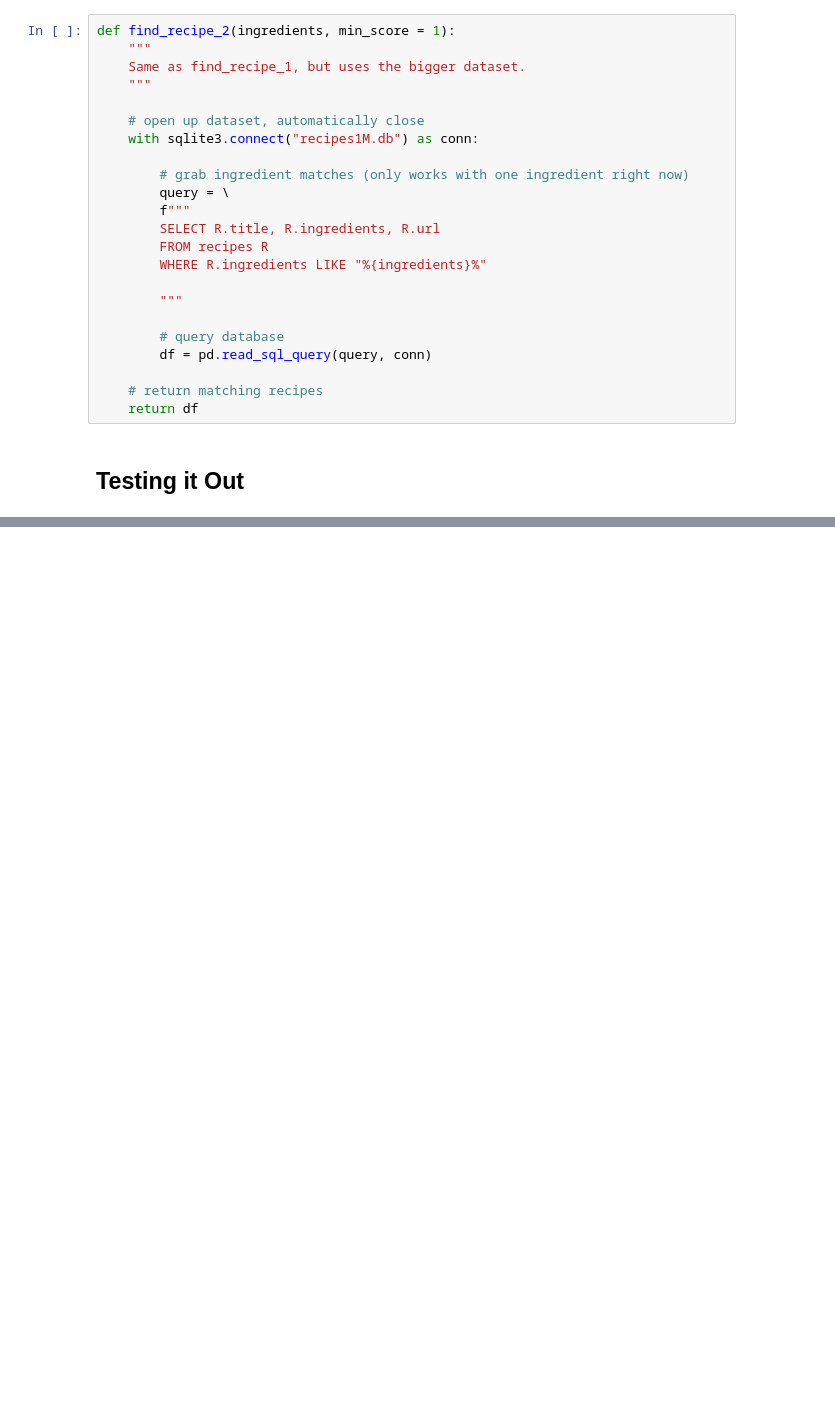
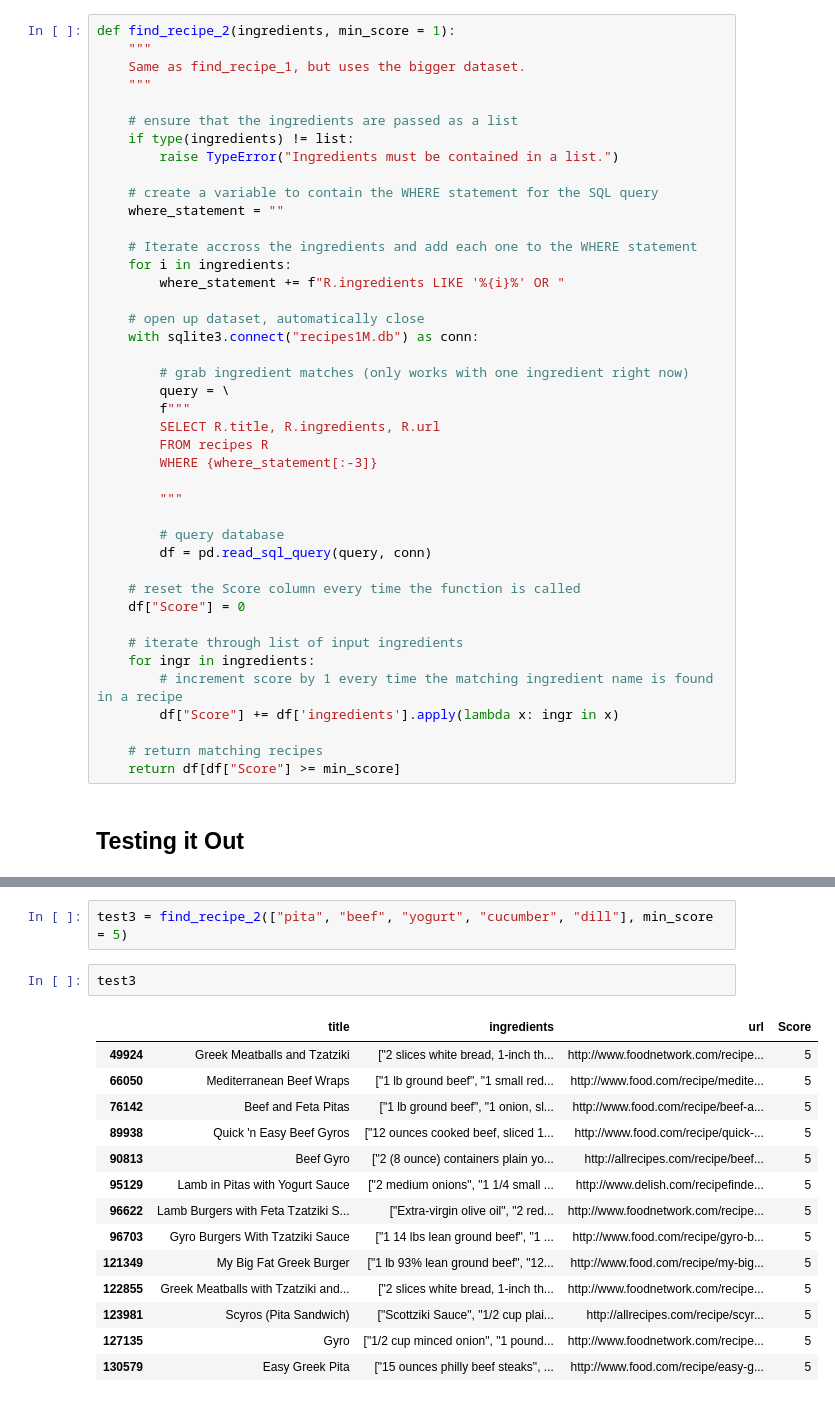
Before and after one commit to davidyu8/gouda-group-project, a Jupyter notebook: find_recipe.ipynb, the cells around one changed output, grey strips where cells are left out. Saved outputs shown, nothing was run; the diff lists cells and outputs as text; blank space fills up the shorter version.

Commit message:
changes to find_recipe_2

```diff
--- a/find_recipe.ipynb
+++ b/find_recipe.ipynb
@@ -94,6 +94,17 @@ def find_recipe_2(ingredients, min_score = 1):
     """
     Same as find_recipe_1, but uses the bigger dataset.
     """
+
+    # ensure that the ingredients are passed as a list
+    if type(ingredients) != list:
+        raise TypeError("Ingredients must be contained in a list.")
+
+    # create a variable to contain the WHERE statement for the SQL query
+    where_statement = ""
+
+    # Iterate accross the ingredients and add each one to the WHERE statement
+    for i in ingredients:
+        where_statement += f"R.ingredients LIKE '%{i}%' OR "
 
     # open up dataset, automatically close
     with sqlite3.connect("recipes1M.db") as conn:
@@ -103,15 +114,23 @@ def find_recipe_2(ingredients, min_score = 1):
         f"""
         SELECT R.title, R.ingredients, R.url
         FROM recipes R
-        WHERE R.ingredients LIKE "%{ingredients}%"
+        WHERE {where_statement[:-3]}
 
         """
 
         # query database
         df = pd.read_sql_query(query, conn)
 
+    # reset the Score column every time the function is called
+    df["Score"] = 0
+
+    # iterate through list of input ingredients
+    for ingr in ingredients:
+        # increment score by 1 every time the matching ingredient name is found in a recipe
+        df["Score"] += df['ingredients'].apply(lambda x: ingr in x)
+
     # return matching recipes
-    return df
+    return df[df["Score"] >= min_score]
 # %% [markdown]
 ## Testing it Out
 # %%
@@ -167,0 +211,19 @@ find_recipe_2("pork")
+# %%
+test3 = find_recipe_2(["pita", "beef", "yogurt", "cucumber", "dill"], min_score = 5)
+# %%
+test3
+# %% [output]
+|  | title | ingredients | url | Score |
+| 49924 | Greek Meatballs and Tzatziki | ["2 slices white bread, 1-inch th... | http://www.foodnetwork.com/recipe... | 5 |
+| 66050 | Mediterranean Beef Wraps | ["1 lb ground beef", "1 small red... | http://www.food.com/recipe/medite... | 5 |
+| 76142 | Beef and Feta Pitas | ["1 lb ground beef", "1 onion, sl... | http://www.food.com/recipe/beef-a... | 5 |
+| 89938 | Quick 'n Easy Beef Gyros | ["12 ounces cooked beef, sliced 1... | http://www.food.com/recipe/quick-... | 5 |
+| 90813 | Beef Gyro | ["2 (8 ounce) containers plain yo... | http://allrecipes.com/recipe/beef... | 5 |
+| 95129 | Lamb in Pitas with Yogurt Sauce | ["2 medium onions", "1 1/4 small ... | http://www.delish.com/recipefinde... | 5 |
+| 96622 | Lamb Burgers with Feta Tzatziki S... | ["Extra-virgin olive oil", "2 red... | http://www.foodnetwork.com/recipe... | 5 |
+| 96703 | Gyro Burgers With Tzatziki Sauce | ["1 14 lbs lean ground beef", "1 ... | http://www.food.com/recipe/gyro-b... | 5 |
+| 121349 | My Big Fat Greek Burger | ["1 lb 93% lean ground beef", "12... | http://www.food.com/recipe/my-big... | 5 |
+| 122855 | Greek Meatballs with Tzatziki and... | ["2 slices white bread, 1-inch th... | http://www.foodnetwork.com/recipe... | 5 |
+| 123981 | Scyros (Pita Sandwich) | ["Scottziki Sauce", "1/2 cup plai... | http://allrecipes.com/recipe/scyr... | 5 |
+| 127135 | Gyro | ["1/2 cup minced onion", "1 pound... | http://www.foodnetwork.com/recipe... | 5 |
+| 130579 | Easy Greek Pita | ["15 ounces philly beef steaks", ... | http://www.food.com/recipe/easy-g... | 5 |
```
Also changed, not shown: parts of 5 cells of this notebook, 1 other file.
